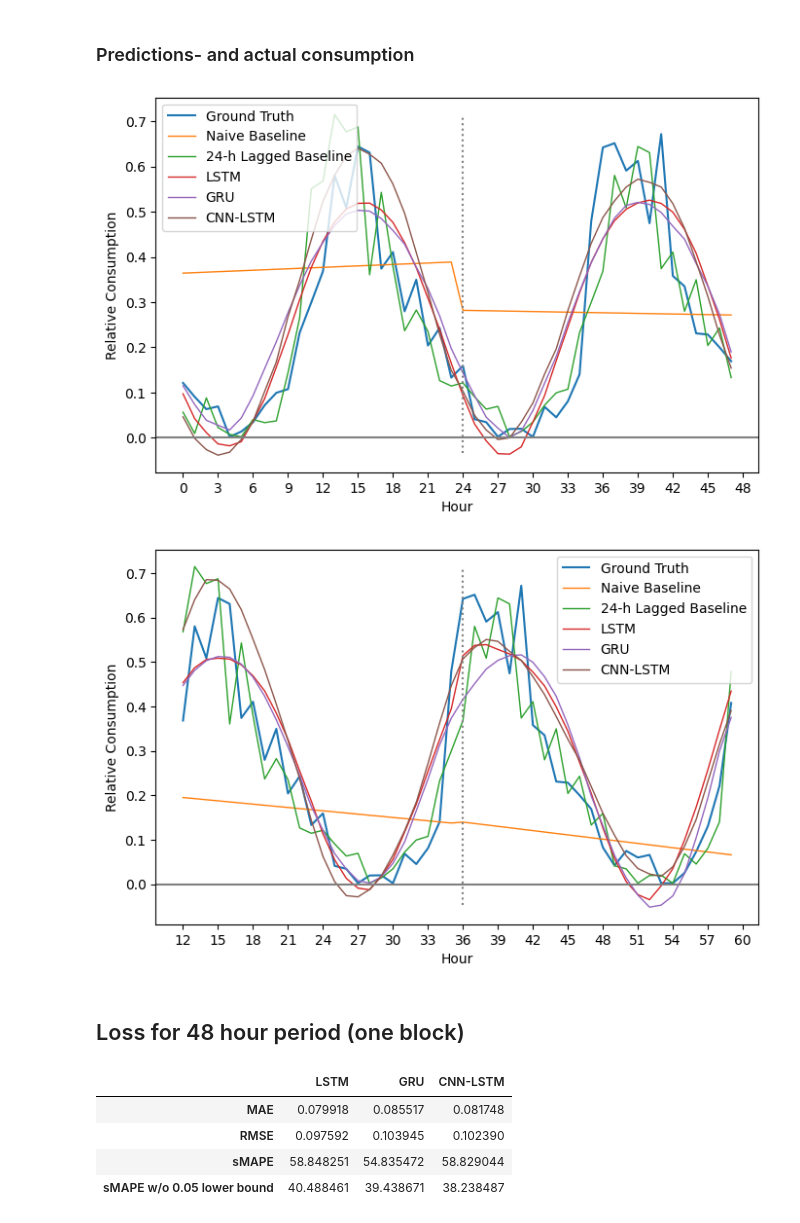
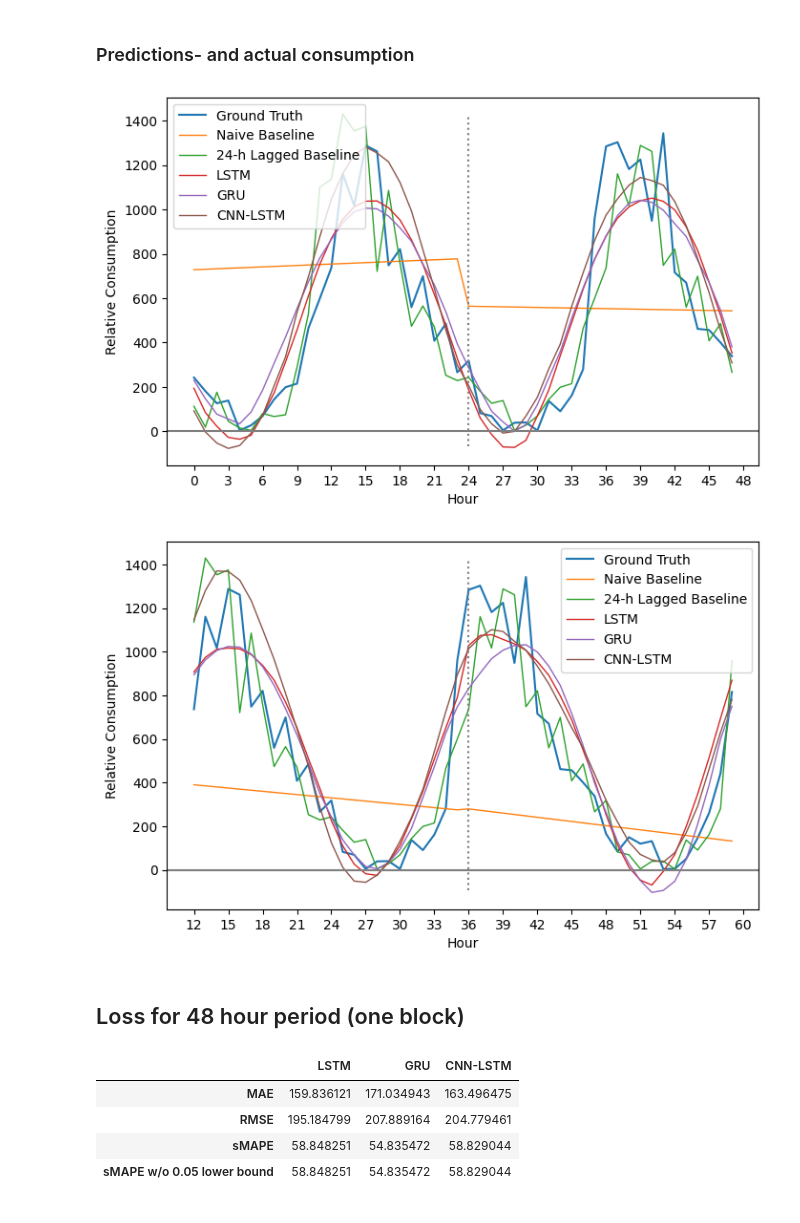
Before and after one commit to dat5-06/zap, a Jupyter notebook: core/notebooks/01/01_trefor_park.ipynb, the cells around one changed output. Saved outputs shown, nothing was run; the diff lists cells and outputs as text; code cells hidden in the pictures.

Commit message:
Denormalize test set

```diff
--- a/core/notebooks/01/01_trefor_park.ipynb
+++ b/core/notebooks/01/01_trefor_park.ipynb
@@ -69,7 +69,7 @@ Iterate all hyperparameter configuration to find the best one.
 For each of these, we do the full iteration of epochs (unless early stop occurs) with training and validation.
 Lastly, we run the test set on the given model to see how it performs using the metrics MAE, RMSE, and sMAPE.
 # %%
-_, _, _, _, x_test, y_test = cross_validation(
+_, _, _, _, x_test, y_test = split_data(
     lookback=lookback,
     horizon=horizon,
     train_days=train_days,
@@ -91,8 +91,9 @@ for item in x_test:
     coef = np.polyfit(x, item[:, -1], 1)
     regression_fn = np.poly1d(coef)
     naive_prediction.append(regression_fn(np.arange(24)))
+naive_prediction = denormalize_data(naive_prediction)
 
-lagged_prediction = [item[-24:, -1] for item in x_test]
+lagged_prediction = denormalize_data([item[-24:, -1] for item in x_test])
 
 # test each model
 for name, model in best_models.items():
@@ -108,7 +109,7 @@ for name, model in best_models.items():
         loss_function=loss_function,
         testing_loader=testing_loader,
     )
-    results[name] = predicted
+    results[name] = denormalize_data(predicted)
 # %% [markdown]
 In order to select the second best model we sort the results by lowest sMAPE.
 
@@ -119,29 +120,30 @@ $$\hat{y} > y: \text{lower loss} \\ \hat{y} < y: \text{greater loss}$$
 # %% [markdown]
 ### Predictions- and actual consumption
 # %%
+y_test = denormalize_data(y_test)
 plot_every_model(
     200,
     202,
     y_test,
     naive_prediction,
     lagged_prediction,
     *results.values(),
     f"{experiment_no:02}.svg",
 )
 
 plot_every_model(
     200,
     202,
     y_test,
     naive_prediction,
     lagged_prediction,
     *results.values(),
     f"{experiment_no:02}_12-offset.svg",
     12,
 )
 # %% [output]
-[figure, old version]
+[figure, new version]
-[figure, old version]
+[figure, new version]
 # %% [markdown]
 ## Loss for 48 hour period (one block)
 # %%
@@ -168,7 +170,7 @@ for name, block in models.items():
 pd.DataFrame(loss, index=["MAE", "RMSE", "sMAPE", "sMAPE w/o 0.05 lower bound"])
 # %% [output]
 |  | LSTM | GRU | CNN-LSTM |
-| MAE | 0.079918 | 0.085517 | 0.081748 |
-| RMSE | 0.097592 | 0.103945 | 0.102390 |
+| MAE | 159.836121 | 171.034943 | 163.496475 |
+| RMSE | 195.184799 | 207.889164 | 204.779461 |
 | sMAPE | 58.848251 | 54.835472 | 58.829044 |
-| sMAPE w/o 0.05 lower bound | 40.488461 | 39.438671 | 38.238487 |
+| sMAPE w/o 0.05 lower bound | 58.848251 | 54.835472 | 58.829044 |
```
Also changed, not shown: parts of 1 cell of this notebook, 31 other files.
